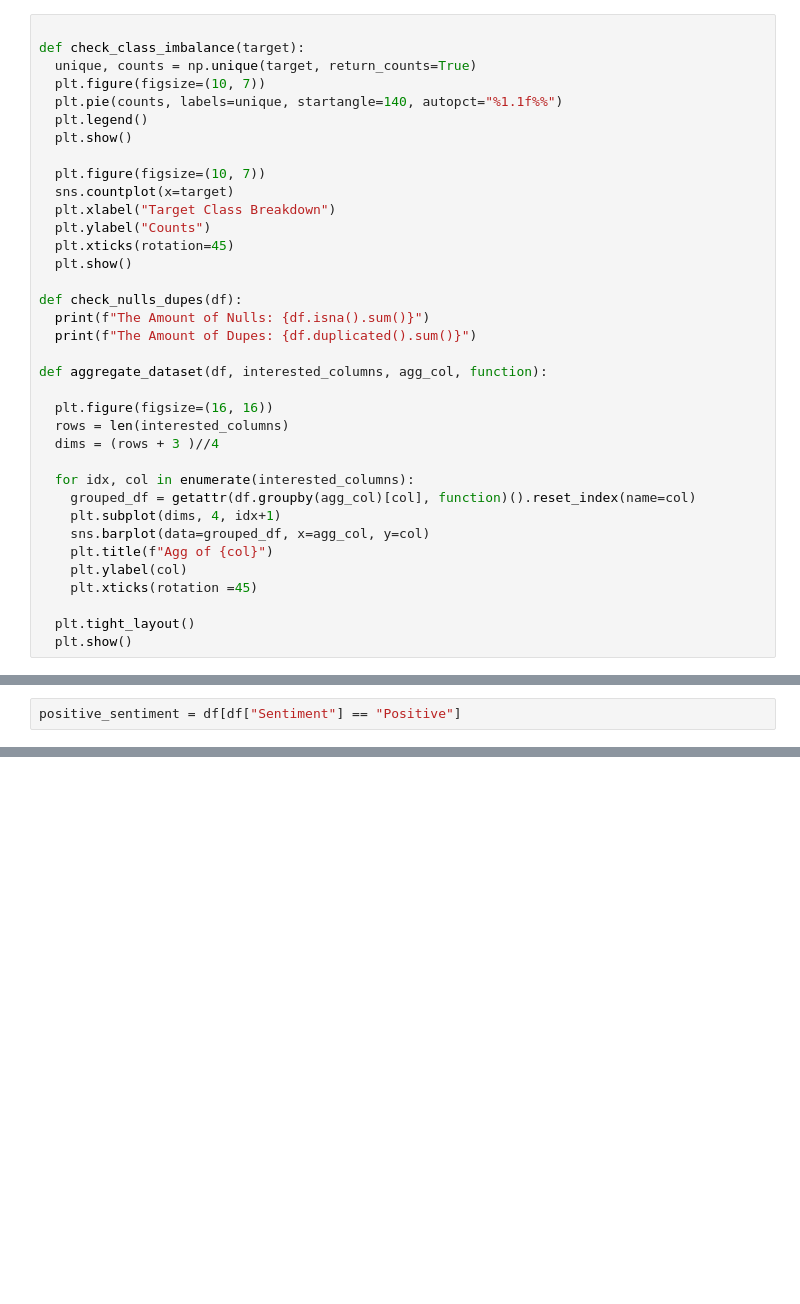
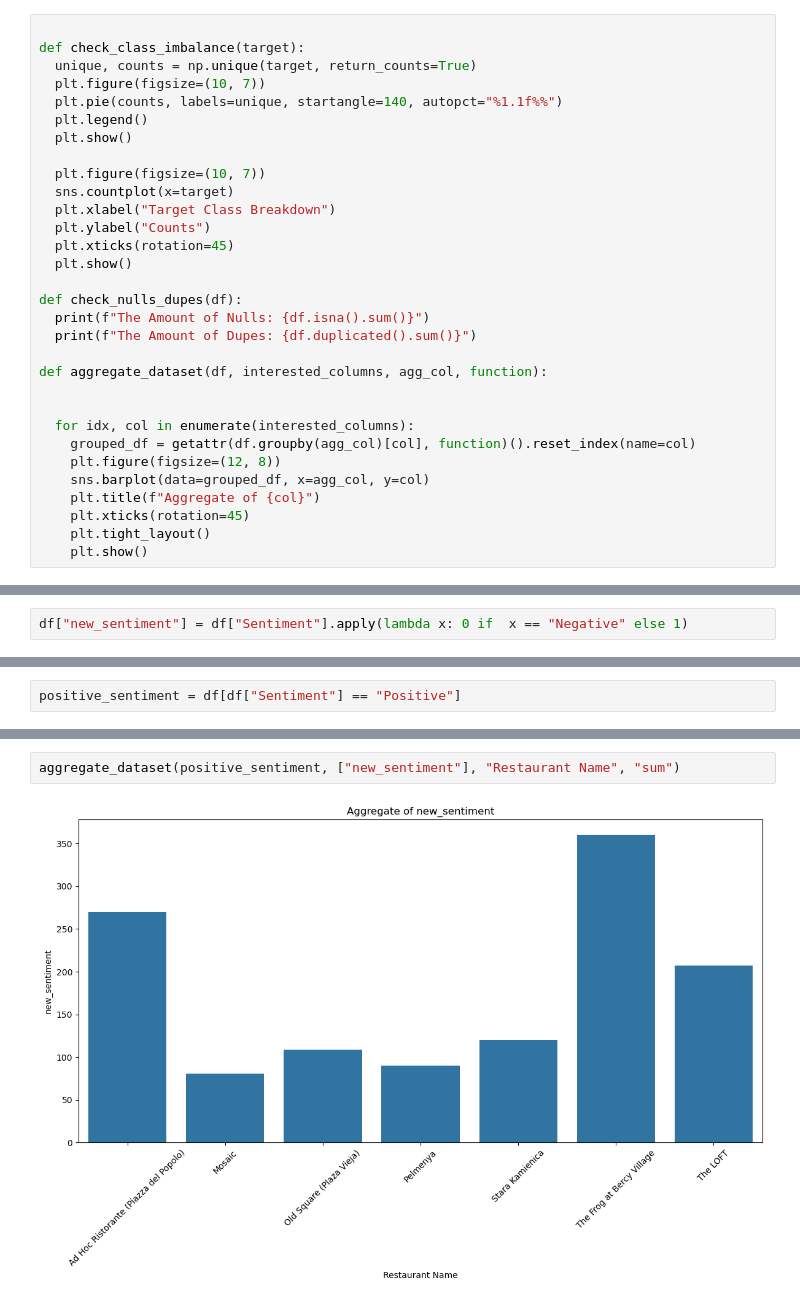
Before and after one commit to MaukanMir/Restaurant-Reviews, a Jupyter notebook: training.ipynb, the cells around one changed output, grey strips where cells are left out. Saved outputs shown, nothing was run; the diff lists cells and outputs as text; blank space fills up the shorter version.

```diff
--- a/training.ipynb
+++ b/training.ipynb
@@ -39,20 +39,15 @@ def check_nulls_dupes(df):
 
 def aggregate_dataset(df, interested_columns, agg_col, function):
 
-  plt.figure(figsize=(16, 16))
-  rows = len(interested_columns)
-  dims = (rows + 3 )//4
 
   for idx, col in enumerate(interested_columns):
     grouped_df = getattr(df.groupby(agg_col)[col], function)().reset_index(name=col)
-    plt.subplot(dims, 4, idx+1)
+    plt.figure(figsize=(12, 8))
     sns.barplot(data=grouped_df, x=agg_col, y=col)
-    plt.title(f"Agg of {col}")
-    plt.ylabel(col)
-    plt.xticks(rotation =45)
-
-  plt.tight_layout()
-  plt.show()
+    plt.title(f"Aggregate of {col}")
+    plt.xticks(rotation=45)
+    plt.tight_layout()
+    plt.show()
 # %% [markdown]
 # EDA Analysis
 # %%
@@ -109,3 +106,5 @@ check_class_imbalance(df["Restaurant Name"])
+# %%
+df["new_sentiment"] = df["Sentiment"].apply(lambda x: 0 if  x == "Negative" else 1)
 # %% [markdown]
 # Positive Sentiment DF Analysis
 # %%
@@ -128,0 +114,4 @@ df
+# %%
+aggregate_dataset(positive_sentiment, ["new_sentiment"], "Restaurant Name", "sum")
+# %% [output]
+[figure, added]
```
Also changed, not shown: parts of 3 cells of this notebook.
